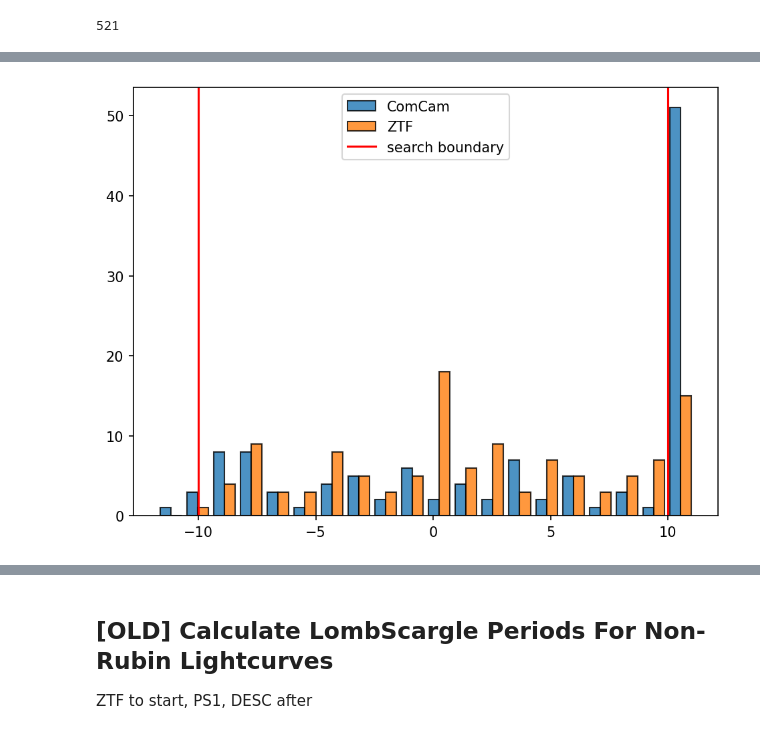
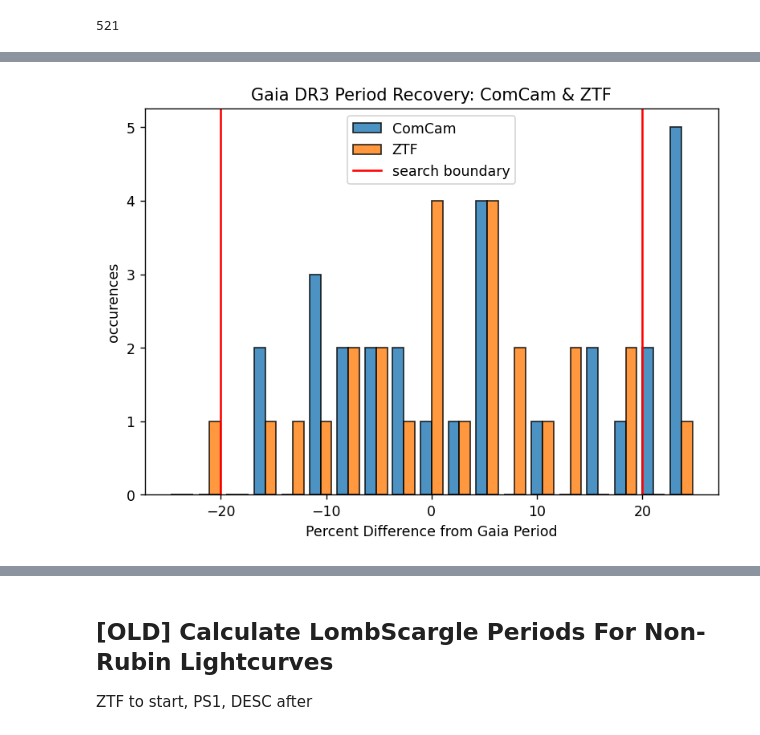
Before and after one commit to lsst-sitcom/linccf, a Jupyter notebook: internal/march_sprint/5.other_periodic_to_rubin/period_comparison.ipynb, the cells around one changed output, grey strips where cells are left out. Drawn from its saved outputs; the diff is of its cells as text; code cells hidden in the pictures.

```diff
--- a/internal/march_sprint/5.other_periodic_to_rubin/period_comparison.ipynb
+++ b/internal/march_sprint/5.other_periodic_to_rubin/period_comparison.ipynb
@@ -307,9 +323,6 @@ vsx_ndf
 # Calculate ZTF and Comcam periods, compare to Gaia DR3 "true" periods
 def compare_periodograms(true_period, cat1_time, cat1_flux, cat2_time, cat2_flux, label1="cat1", label2="cat2"):
     """a function that computes periodograms in other surveys and in comcam, returns the periods and a diff"""
-
-
-
     #print(true_period, cat1_time, cat1_flux, cat2_time, cat2_flux)
     # define a freq grid to search around the true period/frequency
     true_freq = 1/true_period
@@ -318,33 +331,15 @@ def compare_periodograms(true_period, cat1_time, cat1_flux, cat2_time, cat2_flux
     #nyquist_factor=10
     method="slow"
     #samples_per_peak=2
-    min_freq = 0.9*true_freq
-    max_freq = 1.1*true_freq
+    min_freq = 0.8*true_freq
+    max_freq = 1.2*true_freq
 
-    # cat1_power
-    # We offset date, so we still would have <1 second precision
-    #cat1_time = np.asarray(cat1_time - 60000, dtype=np.float64)
-
-    # Filter any infinite mags (fluxes here)
-    #cat1_time = cat1_time[np.isfinite(cat1_flux)]
-    #cat1_flux = cat1_flux[np.isfinite(cat1_flux)]
-    #cat1_power = LombScargle(cat1_time, cat1_flux).power(frequency)
     cat1_freq, cat1_power = LombScargle(cat1_time, cat1_flux).autopower(minimum_frequency=min_freq,
                                                                         maximum_frequency=max_freq,
                                                                         method=method)
     cat1_maxpower = np.max(cat1_power)
     cat1_period = 1/cat1_freq[np.argmax(cat1_power)]
 
-    #return {f"{label1}_maxpower": cat1_maxpower, f"{label1}_period": cat1_period}
-
-    # cat2_power
-    # We offset date, so we still would have <1 second precision
-    #cat2_time = np.asarray(cat2_time - 60000, dtype=np.float32)
-
-    # Filter any infinite mags (fluxes here)
-    #cat2_time = cat2_time[np.isfinite(cat2_flux)]
-    #cat2_flux = cat2_flux[np.isfinite(cat2_flux)]
-    #cat2_power = LombScargle(cat2_time, cat2_flux).power(frequency)
     cat2_freq, cat2_power = LombScargle(cat2_time, cat2_flux).autopower(minimum_frequency=min_freq,
                                                                         maximum_frequency=max_freq,
                                                                         method=method)
@@ -383,14 +390,17 @@ ztf_period_pdiff = (result["ZTF_period"] - result["gaia_period"])/result["gaia_p
 #print(np.array(ztf_period_pdiff))
 # %%
-fig = plt.figure(dpi=150)
+fig = plt.figure(dpi=125)
 ax = plt.gca()
-#bins = np.linspace(-10, 10, 10)
-ax.hist([comcam_period_pdiff, ztf_period_pdiff], bins=20, label=['ComCam', 'ZTF'], ec="k", alpha=0.8)
-ax.axvline(-10, color="r", label="search boundary")
-ax.axvline(10, color="r")
+bins = np.linspace(-25, 25, 20)
+ax.hist([comcam_period_pdiff, ztf_period_pdiff], bins=bins, label=['ComCam', 'ZTF'],ec="k", alpha=0.8)
+ax.axvline(-20, color="r", label="search boundary")
+ax.axvline(20, color="r")
 #ax.hist(comcam_period_pdiff, label="ComCam", ec="k", alpha=0.5, bins=10)
 #ax.hist(ztf_period_pdiff, label="ZTF", ec="k", alpha=0.5, bins=10)
 ax.legend()
+ax.set_title("Gaia DR3 Period Recovery: ComCam & ZTF")
+ax.set_ylabel("occurences")
+ax.set_xlabel("Percent Difference from Gaia Period")
 plt.tight_layout()
 # %% [output]
-[figure, old version]
+[figure, new version]
```
Also changed, not shown: parts of 17 cells of this notebook.
